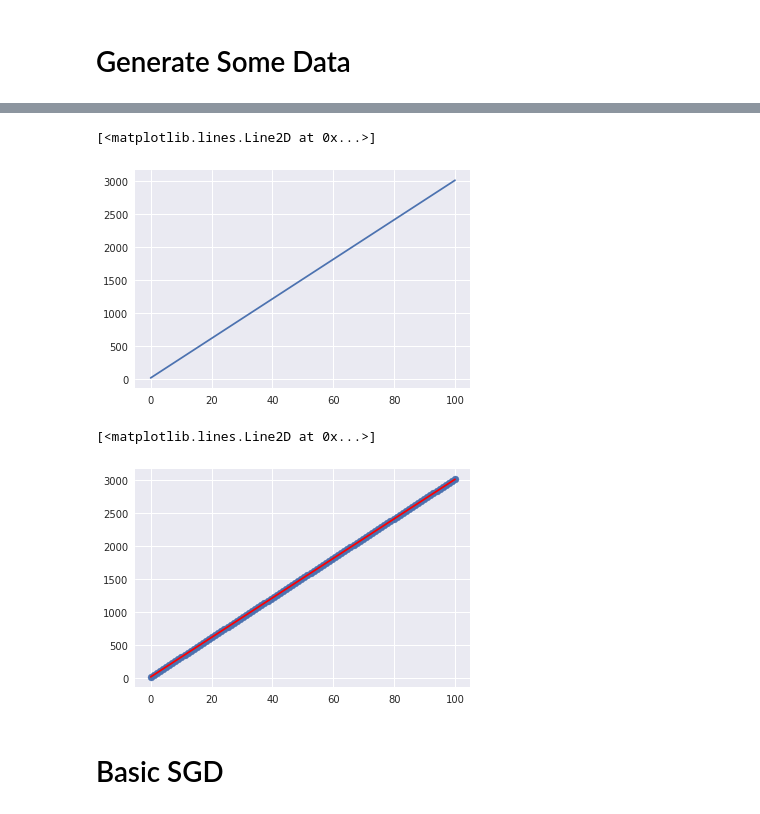
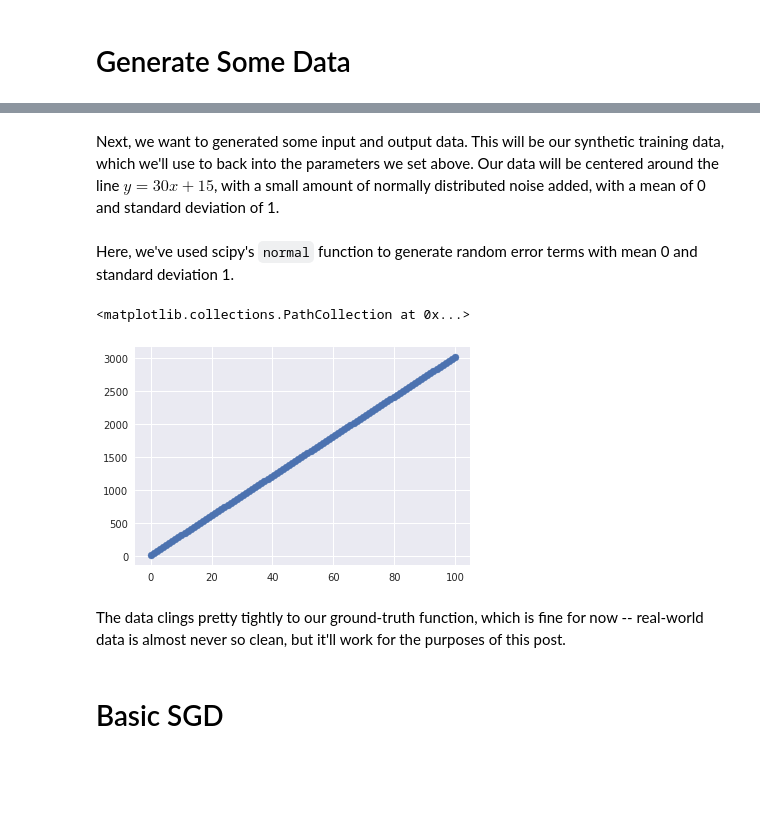
Before and after one commit to rforgione/course-v3, a Jupyter notebook: nbs/dl1/FlavorsOfGD.ipynb, the cells around one changed output, grey strips where cells are left out. Drawn from its saved outputs; the diff is of its cells as text; code cells hidden in the pictures; blank space fills up the shorter version.

```diff
--- a/nbs/dl1/FlavorsOfGD.ipynb
+++ b/nbs/dl1/FlavorsOfGD.ipynb
@@ -13,2 +35,2 @@ import torch
 # %%
-a, b = 30, 15
+b1, b0 = 30, 15
@@ -19,21 +37,19 @@ y = a * x + b
-# %%
-fig = plt.figure()
-ax = fig.add_subplot(111)
-ax.plot(x,y)
-# %% [output]
-[<matplotlib.lines.Line2D at 0x...>]
-[figure, removed]
+# %% [markdown]
+Next, we want to generated some input and output data. This will be our synthetic training data, which we'll use to back into the parameters we set above. Our data will be centered around the line $y = 30x + 15$, with a small amount of normally distributed noise added, with a mean of 0 and standard deviation of 1.
 # %%
 x_train = np.linspace(0, 100, 100)
 # %%
-y_train = a * x_train + b + normal(size=len(x_train))
+y_train = b1 * x_train + b0 + normal(size=len(x_train))
+# %% [markdown]
+Here, we've used scipy's `normal` function to generate random error terms with mean 0 and standard deviation 1.
 # %%
 fig = plt.figure()
 ax = fig.add_subplot(111)
 ax.scatter(x_train, y_train)
-ax.plot(x, y, color="red")
 # %% [output]
-[<matplotlib.lines.Line2D at 0x...>]
+<matplotlib.collections.PathCollection at 0x...>
-[figure, old version]
+[figure, new version]
+# %% [markdown]
+The data clings pretty tightly to our ground-truth function, which is fine for now -- real-world data is almost never so clean, but it'll work for the purposes of this post.
 # %% [markdown]
 # Basic SGD
```
Also changed, not shown: parts of 37 cells of this notebook.
